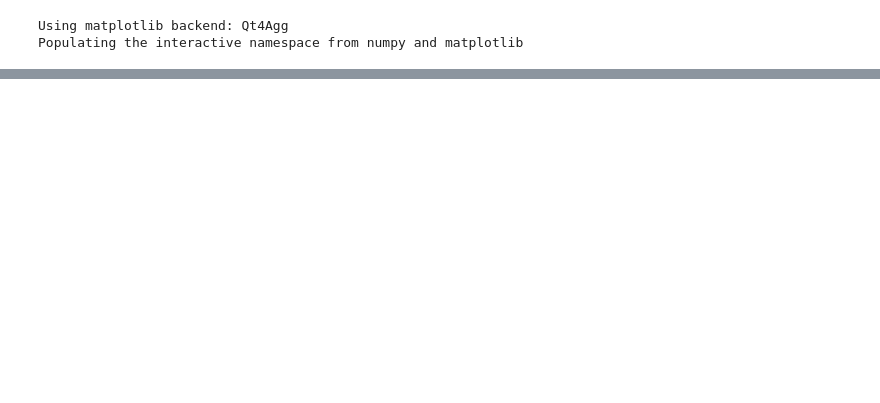
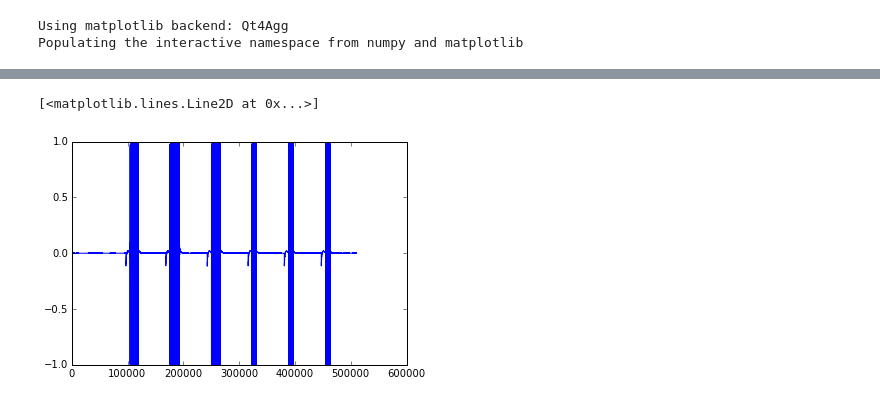
Before and after one commit to yizow/RiFi, a Jupyter notebook: recievePipeline.ipynb, the cells around one changed output, grey strips where cells are left out. Cells and saved outputs as stored; diff of their text form; code cells hidden in the pictures; blank space fills up the shorter version.

```diff
--- a/recievePipeline.ipynb
+++ b/recievePipeline.ipynb
@@ -1376,8 +1386,11 @@ if False:
         recorded.append(Qin.get())
 # %%
 sig = np.array(sig)
-sig2 = sig.flatten()
-plt.plot(sig2)
+psig2 = sig.flatten()
+plt.plot(psig2)
+# %% [output]
+[<matplotlib.lines.Line2D at 0x...>]
+[figure, added]
 # %%
 fs = 48000
 #sig = tmp
```
Also changed, not shown: parts of 27 cells of this notebook, 2 other files.
